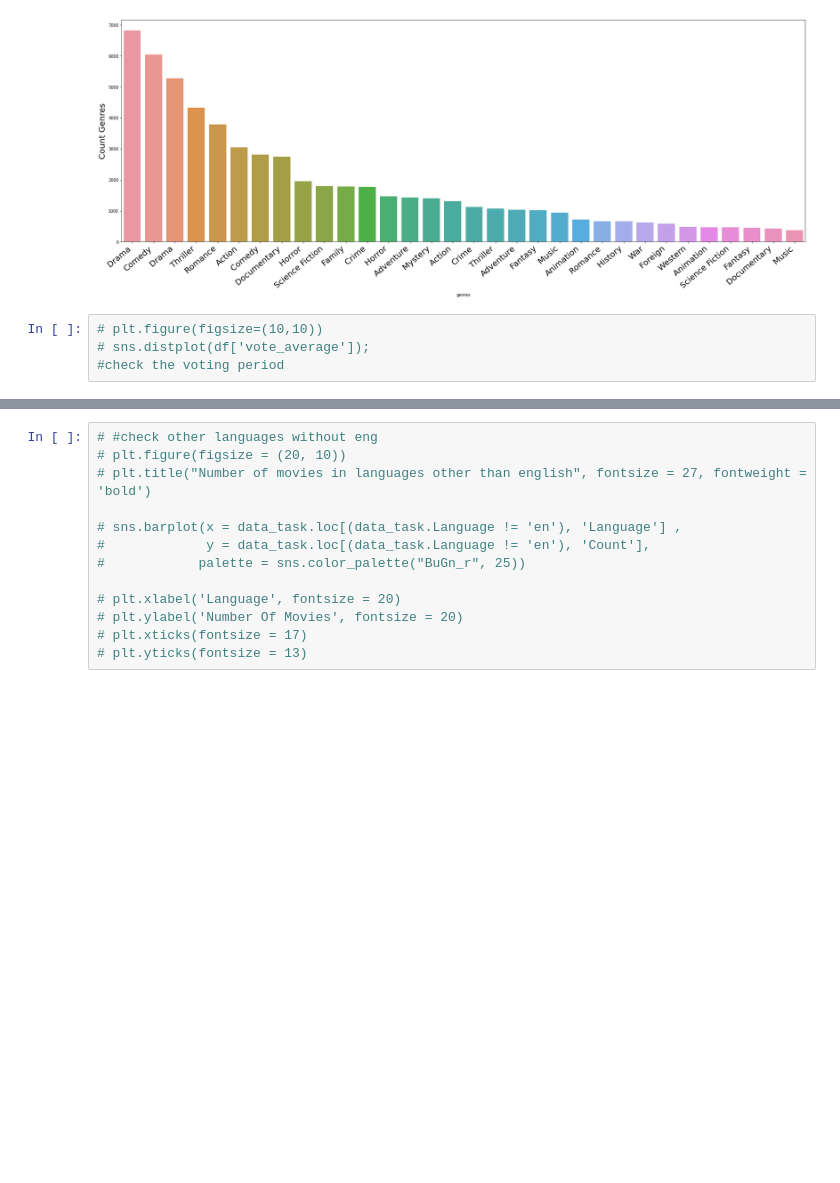
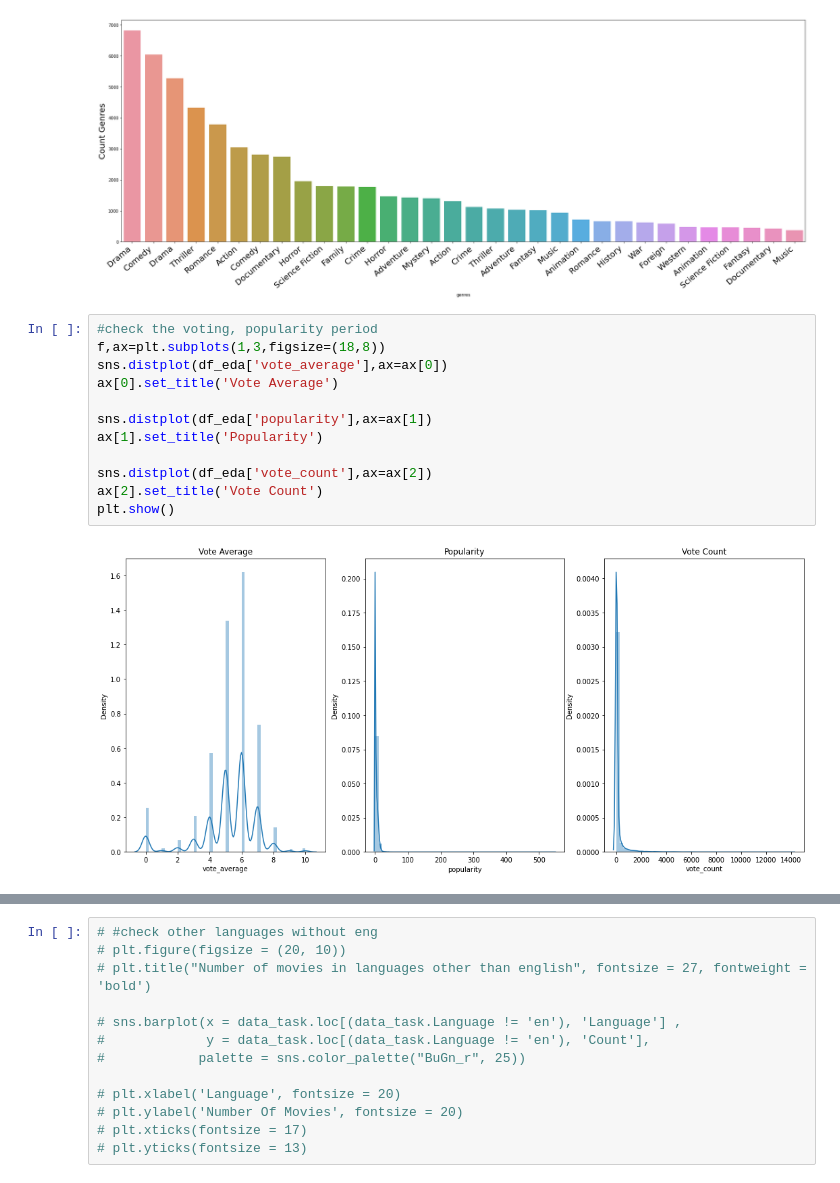
Before and after one commit to salenewOrld/netflix-movies-suggestion, a Jupyter notebook: Final/Untitled3.ipynb, the cells around one changed output, grey strips where cells are left out. Saved outputs shown, nothing was run; the diff lists cells and outputs as text; blank space fills up the shorter version.

```diff
--- a/Final/Untitled3.ipynb
+++ b/Final/Untitled3.ipynb
@@ -501,7 +502,17 @@ ax.set_ylabel('Count Genres', fontsize=20)
 # %% [output]
 Text(0, 0.5, 'Count Genres')
 [figure]
-# %%
-# plt.figure(figsize=(10,10))
-# sns.distplot(df['vote_average']);
-#check the voting period
+# %%
+#check the voting, popularity period
+f,ax=plt.subplots(1,3,figsize=(18,8))
+sns.distplot(df_eda['vote_average'],ax=ax[0])
+ax[0].set_title('Vote Average')
+
+sns.distplot(df_eda['popularity'],ax=ax[1])
+ax[1].set_title('Popularity')
+
+sns.distplot(df_eda['vote_count'],ax=ax[2])
+ax[2].set_title('Vote Count')
+plt.show()
+# %% [output]
+[figure, added]
```
Also changed, not shown: parts of 16 cells of this notebook.
